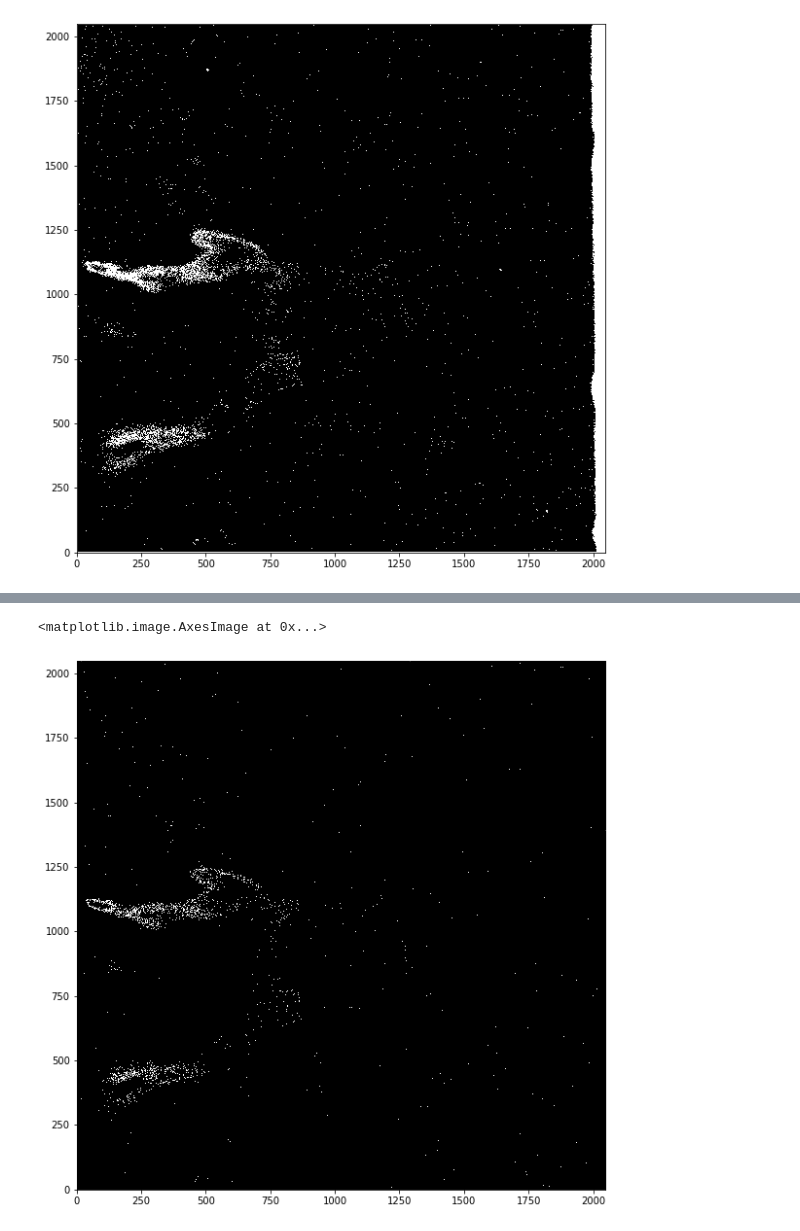
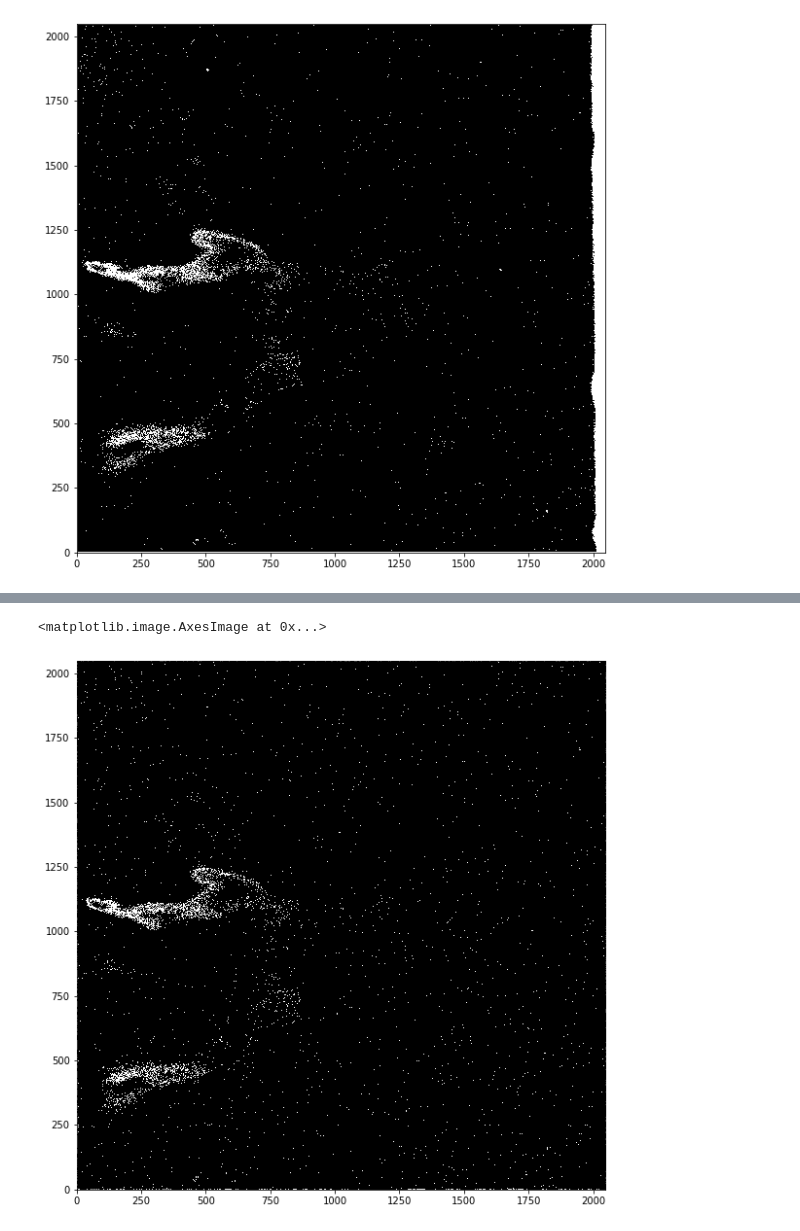
Before and after one commit to pssncp142/NIX_Testing, a Jupyter notebook: workdir/HDRL_test.ipynb, the cells around one changed output, grey strips where cells are left out. Cells and saved outputs as stored; diff of their text form; code cells hidden in the pictures.

```diff
--- a/workdir/HDRL_test.ipynb
+++ b/workdir/HDRL_test.ipynb
@@ -52,0 +104,3 @@ plt.imshow(bpmfit, cmap='gray', origin='lower')
+# %%
+chi2, dof, coef = HDRL2.fit_polynomial_imagelist(ims, expt, 2)
+#coef = HDRL2.fit_polynomial_imagelist(ims, expt, 2)
@@ -53,9 +154,9 @@ plt.imshow(bpmfit, cmap='gray', origin='lower')
 # %%
-HDRL.ERROR_METHOD.value = 0
-bpmfit = HDRL2.bpm_fit_compute(ims, expt, method='rel_chi', degree=2, rel_chi_low=5., rel_chi_high=10.)
+HDRL2.ERROR_IMAGE=1
+bpmfit = HDRL2.bpm_fit_compute(ims, expt, method='rel_chi', degree=2, rel_chi_low=3., rel_chi_high=3.)
 plt.figure(figsize=(10,10))
 plt.imshow(bpmfit, cmap='gray', origin='lower')
 # %% [output]
 <matplotlib.image.AxesImage at 0x...>
-[figure, old version]
+[figure, new version]
 # %%
```
Also changed, not shown: parts of 19 cells of this notebook, 3 other files.
